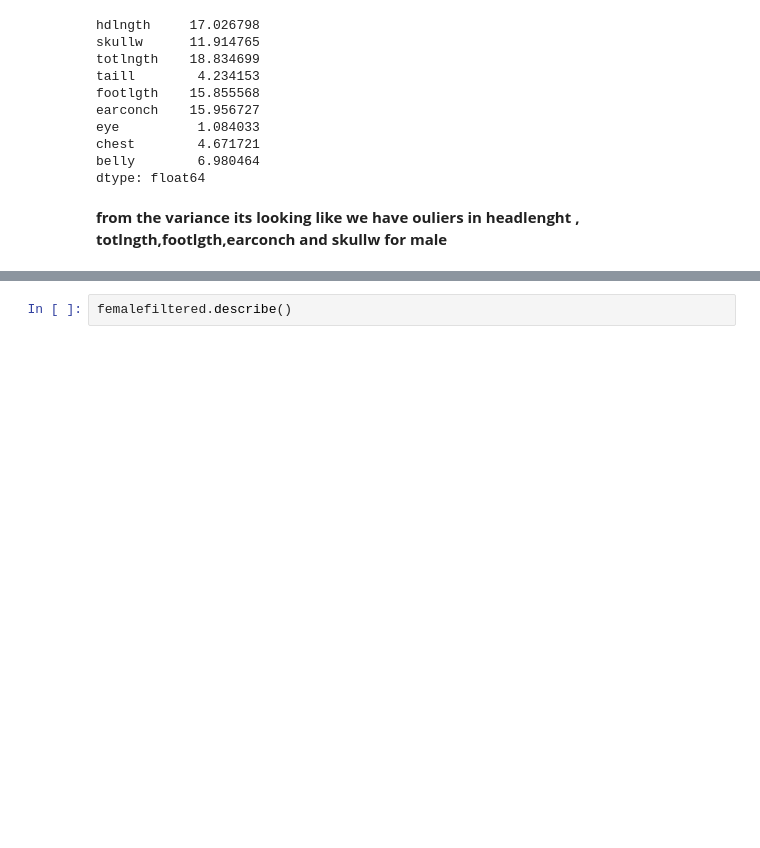
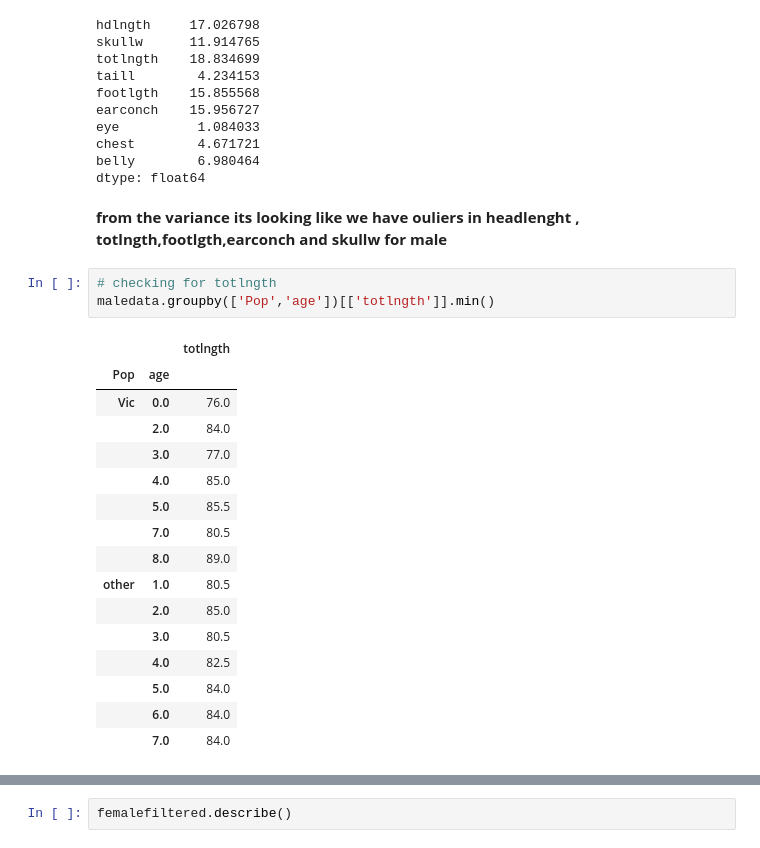
Before and after one commit to bissakaAI/DataAndData_analysis, a Jupyter notebook: Task_folder/pandas/Hamid_jimoh_task18/possumdata.ipynb, the cells around one changed output, grey strips where cells are left out. Cells and saved outputs as stored; diff of their text form; blank space fills up the shorter version.

```diff
--- a/Task_folder/pandas/Hamid_jimoh_task18/possumdata.ipynb
+++ b/Task_folder/pandas/Hamid_jimoh_task18/possumdata.ipynb
@@ -440,3 +443,23 @@ belly        6.980464
 dtype: float64
 # %% [markdown]
 **from the variance its looking like we have ouliers in headlenght , totlngth,footlgth,earconch and skullw  for male**
+# %%
+# checking for totlngth
+maledata.groupby(['Pop','age'])[['totlngth']].min()
+# %% [output]
+|  |  | totlngth |
+| Pop | age |  |
+| Vic | 0.0 | 76.0 |
+|  | 2.0 | 84.0 |
+|  | 3.0 | 77.0 |
+|  | 4.0 | 85.0 |
+|  | 5.0 | 85.5 |
+|  | 7.0 | 80.5 |
+|  | 8.0 | 89.0 |
+| other | 1.0 | 80.5 |
+|  | 2.0 | 85.0 |
+|  | 3.0 | 80.5 |
+|  | 4.0 | 82.5 |
+|  | 5.0 | 84.0 |
+|  | 6.0 | 84.0 |
+|  | 7.0 | 84.0 |
```
Also changed, not shown: parts of 13 cells of this notebook.
